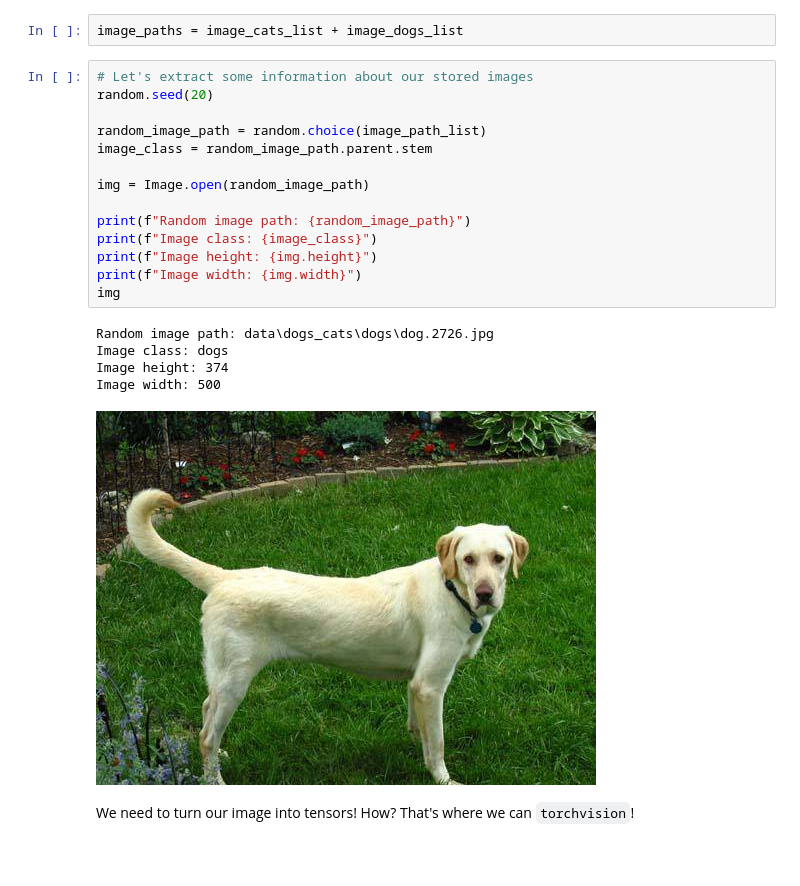
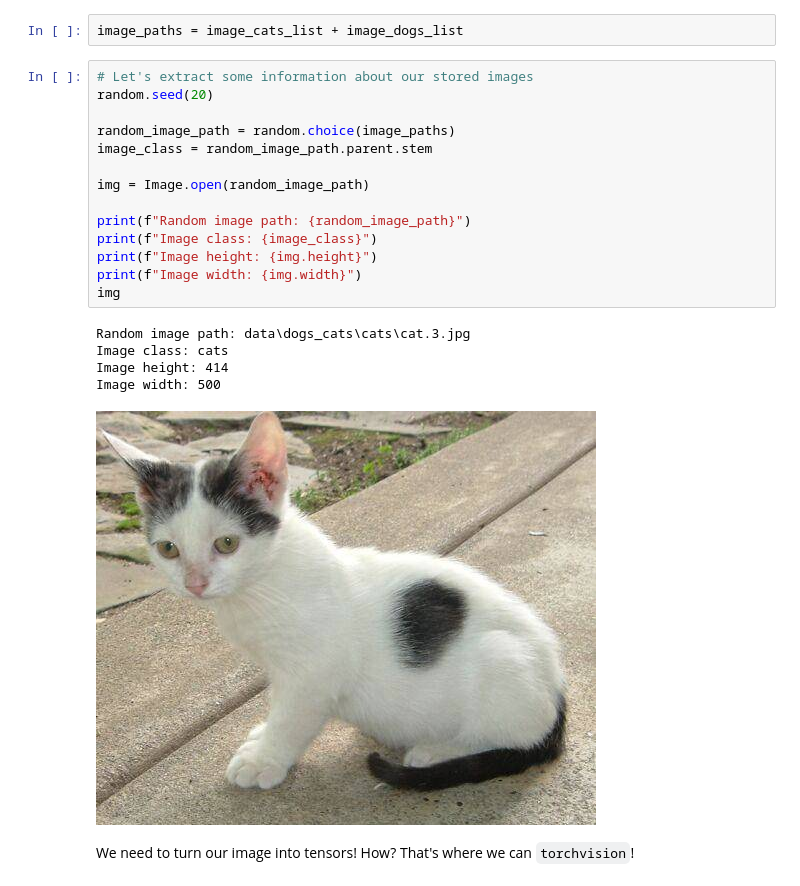
Before and after one commit to DareData/lp-pytorch-fundamentals, a Jupyter notebook: 03_custom_data/01. Custom Data.ipynb, the cells around one changed output. Saved outputs shown, nothing was run; the diff lists cells and outputs as text; blank space fills up the shorter version.

```diff
--- a/03_custom_data/01. Custom Data.ipynb
+++ b/03_custom_data/01. Custom Data.ipynb
@@ -162,23 +162,23 @@ image_paths = image_cats_list + image_dogs_list
 # %%
 # Let's extract some information about our stored images
 random.seed(20)
 
-random_image_path = random.choice(image_path_list)
+random_image_path = random.choice(image_paths)
 image_class = random_image_path.parent.stem
 
 img = Image.open(random_image_path)
 
 print(f"Random image path: {random_image_path}")
 print(f"Image class: {image_class}")
 print(f"Image height: {img.height}")
 print(f"Image width: {img.width}")
 img
 # %% [output]
-Random image path: data\dogs_cats\dogs\dog.2726.jpg
-Image class: dogs
-Image height: 374
+Random image path: data\dogs_cats\cats\cat.3.jpg
+Image class: cats
+Image height: 414
 Image width: 500
-[figure, old version]
+[figure, new version]
 # %% [markdown]
 We need to turn our image into tensors! How? That's where we can `torchvision`!
 # %%
```
Also changed, not shown: parts of 5 cells of this notebook, 4 other files.
